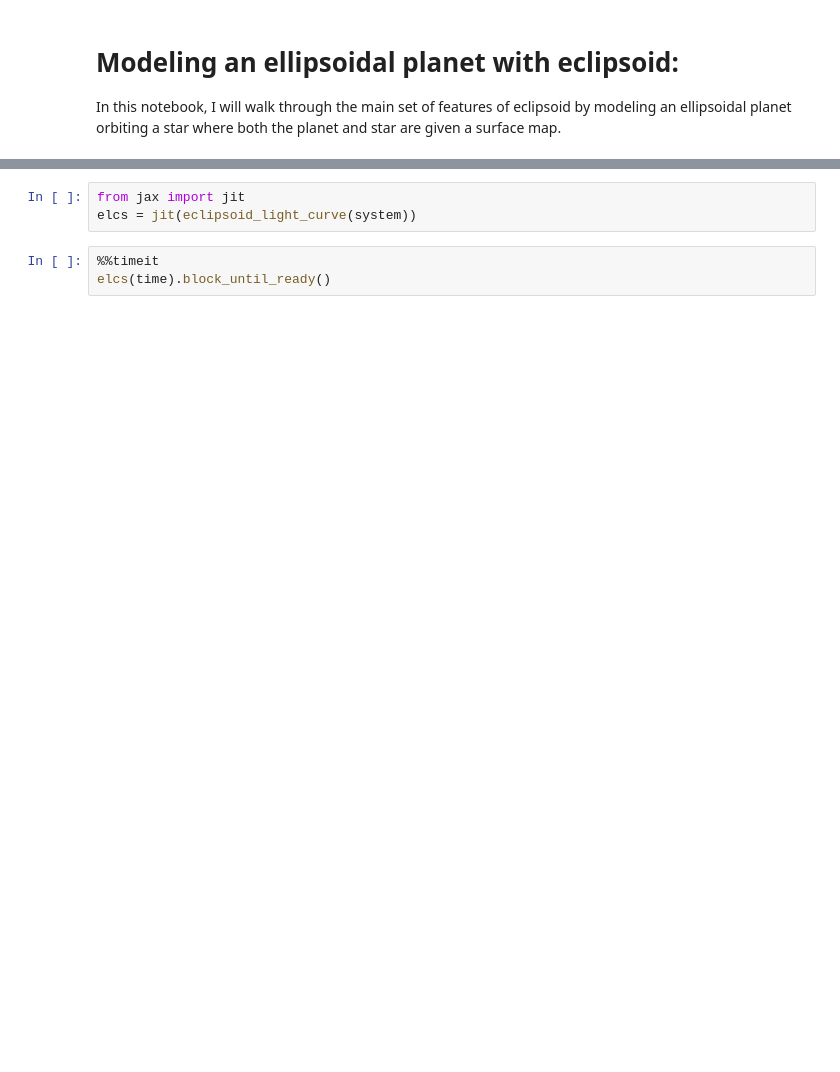
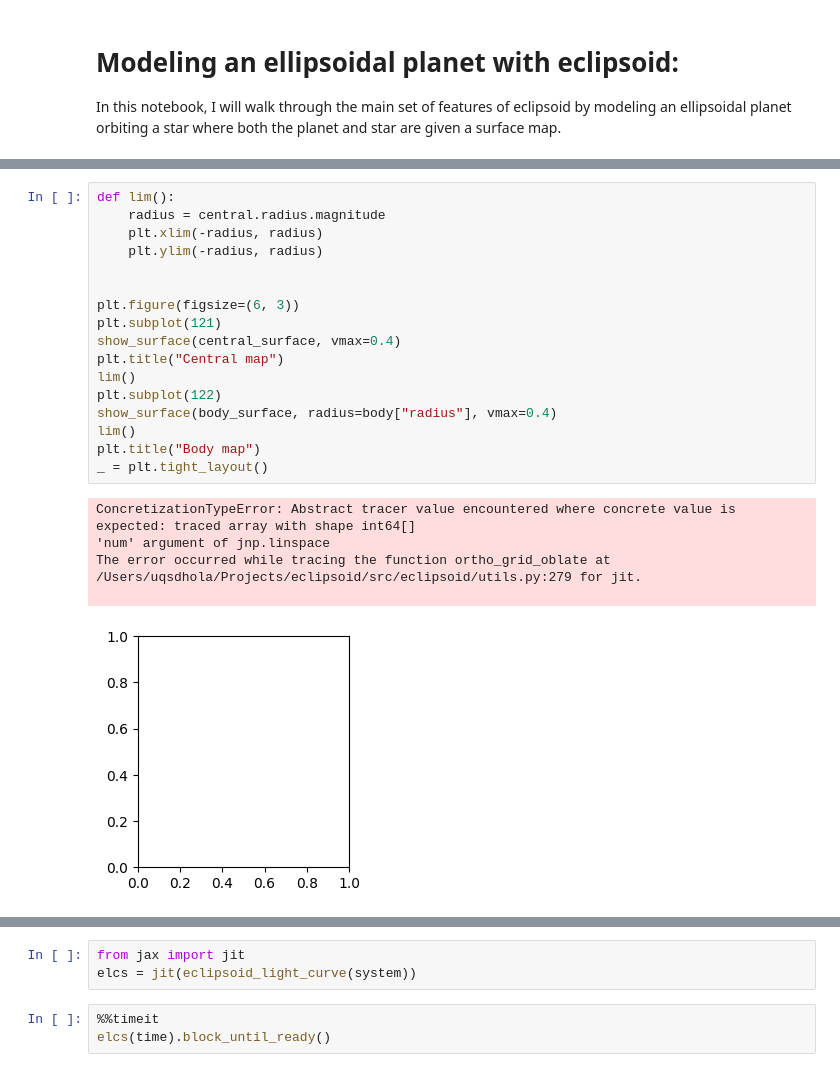
Before and after one commit to shishirdholakia/eclipsoid, a Jupyter notebook: notebooks/EllipsoidalSystem.ipynb, the cells around one changed output, grey strips where cells are left out. Drawn from its saved outputs; the diff is of its cells as text; blank space fills up the shorter version.

```diff
--- a/notebooks/EllipsoidalSystem.ipynb
+++ b/notebooks/EllipsoidalSystem.ipynb
@@ -38 +59,24 @@ spheres = SurfaceSystem(central, central_surface).add_body(**body)
+# %%
+def lim():
+    radius = central.radius.magnitude
+    plt.xlim(-radius, radius)
+    plt.ylim(-radius, radius)
+
+
+plt.figure(figsize=(6, 3))
+plt.subplot(121)
+show_surface(central_surface, vmax=0.4)
+plt.title("Central map")
+lim()
+plt.subplot(122)
+show_surface(body_surface, radius=body["radius"], vmax=0.4)
+lim()
+plt.title("Body map")
+_ = plt.tight_layout()
+# %% [output]
+ConcretizationTypeError: Abstract tracer value encountered where concrete value is expected: traced array with shape int64[]
+'num' argument of jnp.linspace
+The error occurred while tracing the function ortho_grid_oblate at /Users/uqsdhola/Projects/eclipsoid/src/eclipsoid/utils.py:279 for jit.
+
+[figure, added]
 # %%
```
Also changed, not shown: parts of 5 cells of this notebook, 2 other files.
